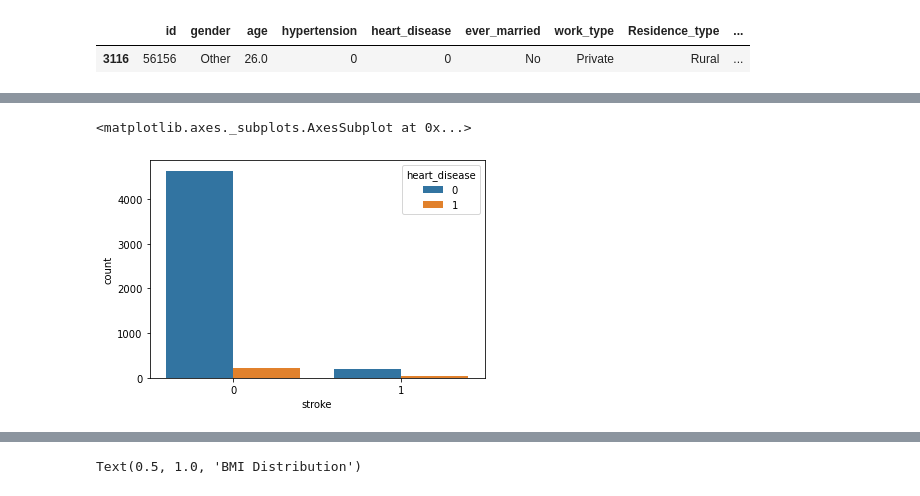
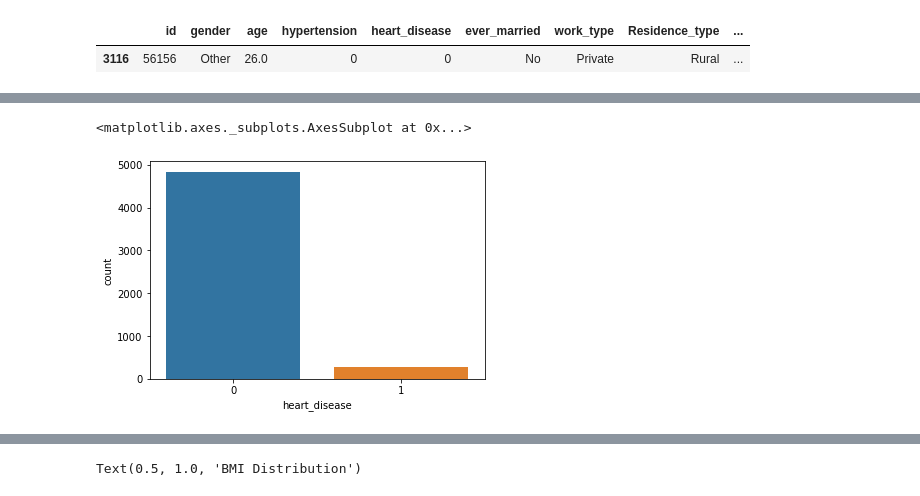
Before and after one commit to jordan-maulino/stroke_prediction, a Jupyter notebook: stroke_prediction.ipynb, the cells around one changed output, grey strips where cells are left out. Saved outputs shown, nothing was run; the diff lists cells and outputs as text; code cells hidden in the pictures.

```diff
--- a/stroke_prediction.ipynb
+++ b/stroke_prediction.ipynb
@@ -172,5 +162,5 @@ sns.countplot(x='stroke', hue='hypertension', data=df)
 # %%
-sns.countplot(x='stroke', hue='heart_disease', data=df)
+sns.countplot(x='heart_disease', data=df)
 # %% [output]
 <matplotlib.axes._subplots.AxesSubplot at 0x...>
-[figure, old version]
+[figure, new version]
```
Also changed, not shown: parts of 11 cells of this notebook.
